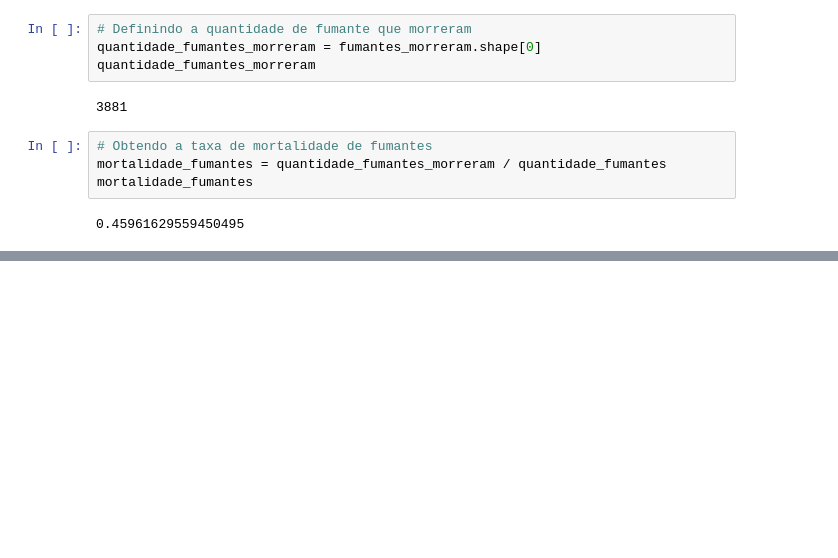
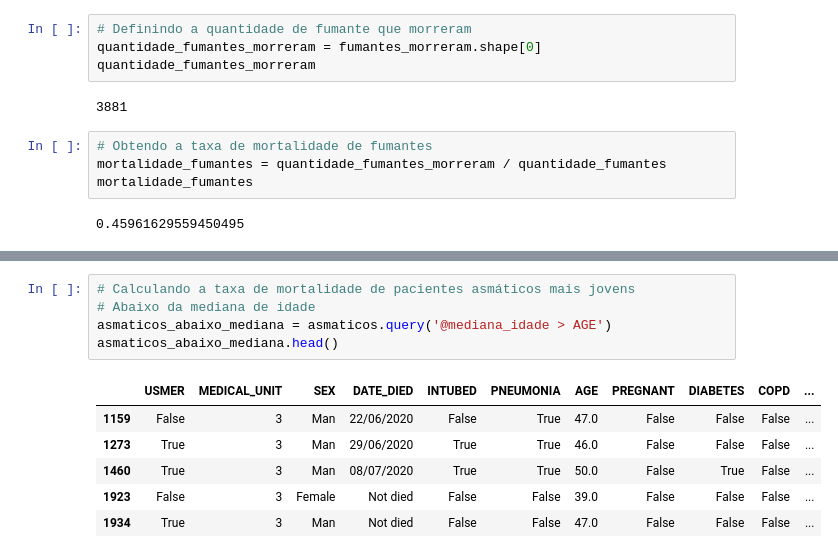
Before and after one commit to matheuspfferreira/python_data_science, a Jupyter notebook: Covid - 07/notebook/nb_covid.ipynb, the cells around one changed output, grey strips where cells are left out. Drawn from its saved outputs; the diff is of its cells as text; blank space fills up the shorter version.

```diff
--- a/Covid - 07/notebook/nb_covid.ipynb
+++ b/Covid - 07/notebook/nb_covid.ipynb
@@ -514,0 +557,12 @@ mortalidade_fumantes
+# %%
+# Calculando a taxa de mortalidade de pacientes asmáticos mais jovens
+# Abaixo da mediana de idade
+asmaticos_abaixo_mediana = asmaticos.query('@mediana_idade > AGE')
+asmaticos_abaixo_mediana.head()
+# %% [output]
+|  | USMER | MEDICAL_UNIT | SEX | DATE_DIED | INTUBED | PNEUMONIA | AGE | PREGNANT | DIABETES | COPD | ... |
+| 1159 | False | 3 | Man | 22/06/2020 | False | True | 47.0 | False | False | False | ... |
+| 1273 | True | 3 | Man | 29/06/2020 | True | True | 46.0 | False | False | False | ... |
+| 1460 | True | 3 | Man | 08/07/2020 | True | True | 50.0 | False | True | False | ... |
+| 1923 | False | 3 | Female | Not died | False | False | 39.0 | False | False | False | ... |
+| 1934 | True | 3 | Man | Not died | False | False | 47.0 | False | False | False | ... |
```
Also changed, not shown: parts of 10 cells of this notebook.
